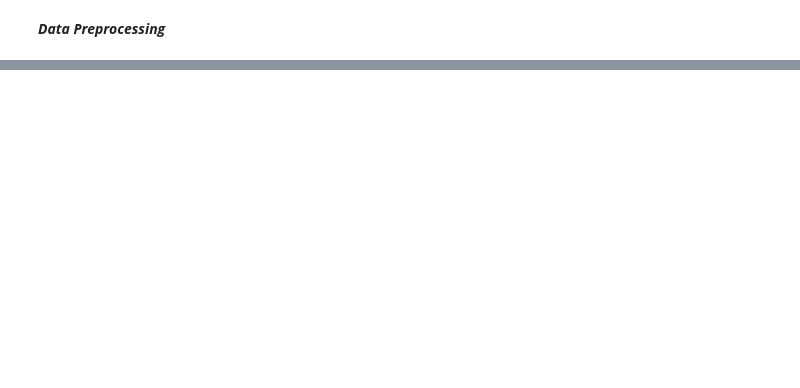
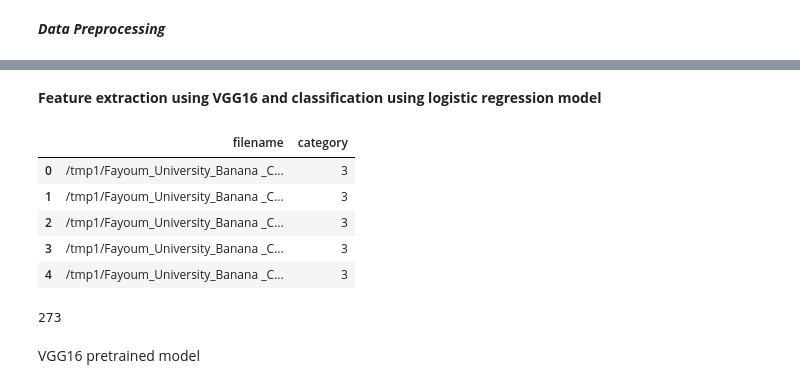
Before and after one commit to suryamn1/deep-learning-projects, a Jupyter notebook: vgg16.ipynb, the cells around one changed output, grey strips where cells are left out. Drawn from its saved outputs; the diff is of its cells as text; code cells hidden in the pictures; blank space fills up the shorter version.

```diff
--- a/vgg16.ipynb
+++ b/vgg16.ipynb
@@ -194,0 +165,42 @@ Epoch 20/20
+# %% [markdown]
+**Feature extraction using VGG16 and classification using logistic regression model**
+# %%
+
+def gen_label(directory):
+    label = []
+    for subdir, dirs, files in os.walk(directory):
+     for file in files:
+        f=os.path.join(subdir, file)
+        if f.split('/')[3] == 'Green':
+            label.append(str(0))
+        elif f.split('/')[3] == 'Midripen':
+            label.append(str(1))
+        elif f.split('/')[3] == 'Overripen':
+            label.append(str(2))
+        elif f.split('/')[3] == 'Yellowish_Green':
+            label.append(str(3))
+    return label
+    #print(len(label),"files in", directory)
+def get_path(directory):
+    path = []
+    for subdir, dirs, files in os.walk(directory):
+     for file in files:
+        path.append(os.path.join(subdir, file))
+    return path
+
+train_y = gen_label('/tmp1/Fayoum_University_Banana _Classes')
+train_x = get_path('/tmp1/Fayoum_University_Banana _Classes')
+# %%
+df = pd.DataFrame({'filename': train_x,'category':train_y})
+df.head()
+# %% [output]
+|  | filename | category |
+| 0 | /tmp1/Fayoum_University_Banana _C... | 3 |
+| 1 | /tmp1/Fayoum_University_Banana _C... | 3 |
+| 2 | /tmp1/Fayoum_University_Banana _C... | 3 |
+| 3 | /tmp1/Fayoum_University_Banana _C... | 3 |
+| 4 | /tmp1/Fayoum_University_Banana _C... | 3 |
+# %%
+len(df)
+# %% [output]
+273
@@ -194,0 +209,2 @@ Epoch 20/20
+# %% [markdown]
+VGG16 pretrained model
```
Also changed, not shown: parts of 29 cells of this notebook.
